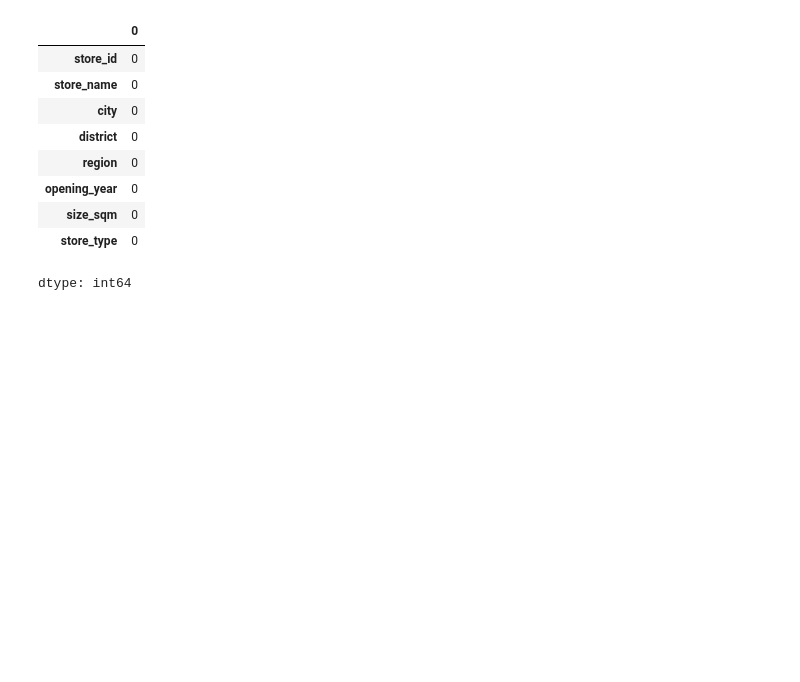
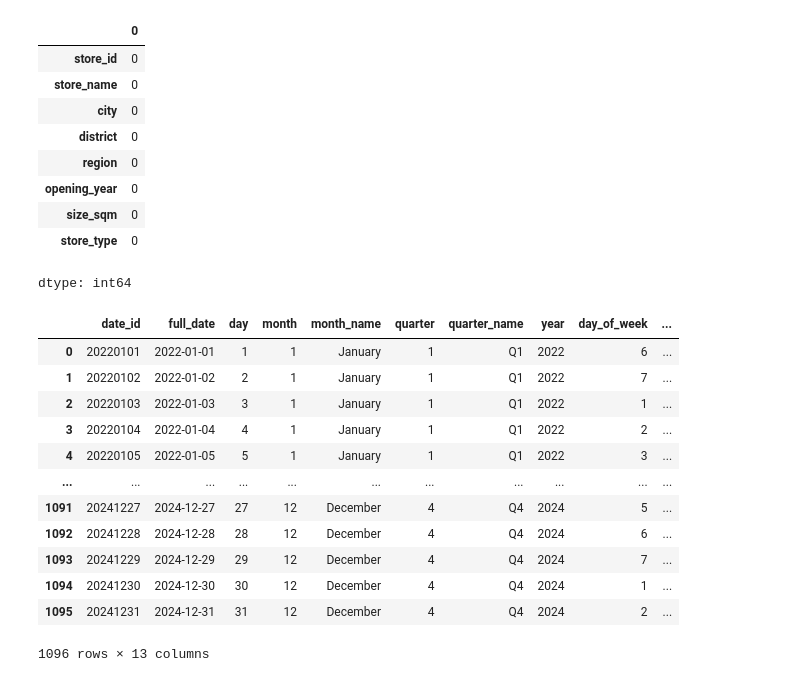
Before and after one commit to Addakularanjith123/Practice-sql, a Jupyter notebook: kaggle_data/Lotus Retail Dataset - Power BI (Multi tables)/withoutETL.ipynb, the cells around one changed output. Saved outputs shown, nothing was run; the diff lists cells and outputs as text; code cells hidden in the pictures; blank space fills up the shorter version.

Commit message:
final some datasets and dim_date final dataset

```diff
--- a/kaggle_data/Lotus Retail Dataset - Power BI (Multi tables)/withoutETL.ipynb
+++ b/kaggle_data/Lotus Retail Dataset - Power BI (Multi tables)/withoutETL.ipynb
@@ -104,3 +106,21 @@ dim_store.isna().sum()
 | size_sqm | 0 |
 | store_type | 0 |
 dtype: int64
+# %%
+dim_date=pd.read_csv('/content/drive/MyDrive/Kaggle datasets/Lotus Retail Dataset - Power BI (Multi tables)/dim_date.csv')
+# %%
+dim_date
+# %% [output]
+|  | date_id | full_date | day | month | month_name | quarter | quarter_name | year | day_of_week | ... |
+| 0 | 20220101 | 2022-01-01 | 1 | 1 | January | 1 | Q1 | 2022 | 6 | ... |
+| 1 | 20220102 | 2022-01-02 | 2 | 1 | January | 1 | Q1 | 2022 | 7 | ... |
+| 2 | 20220103 | 2022-01-03 | 3 | 1 | January | 1 | Q1 | 2022 | 1 | ... |
+| 3 | 20220104 | 2022-01-04 | 4 | 1 | January | 1 | Q1 | 2022 | 2 | ... |
+| 4 | 20220105 | 2022-01-05 | 5 | 1 | January | 1 | Q1 | 2022 | 3 | ... |
+| ... | ... | ... | ... | ... | ... | ... | ... | ... | ... | ... |
+| 1091 | 20241227 | 2024-12-27 | 27 | 12 | December | 4 | Q4 | 2024 | 5 | ... |
+| 1092 | 20241228 | 2024-12-28 | 28 | 12 | December | 4 | Q4 | 2024 | 6 | ... |
+| 1093 | 20241229 | 2024-12-29 | 29 | 12 | December | 4 | Q4 | 2024 | 7 | ... |
+| 1094 | 20241230 | 2024-12-30 | 30 | 12 | December | 4 | Q4 | 2024 | 1 | ... |
+| 1095 | 20241231 | 2024-12-31 | 31 | 12 | December | 4 | Q4 | 2024 | 2 | ... |
+1096 rows × 13 columns
```
Also changed, not shown: parts of 8 cells of this notebook.
